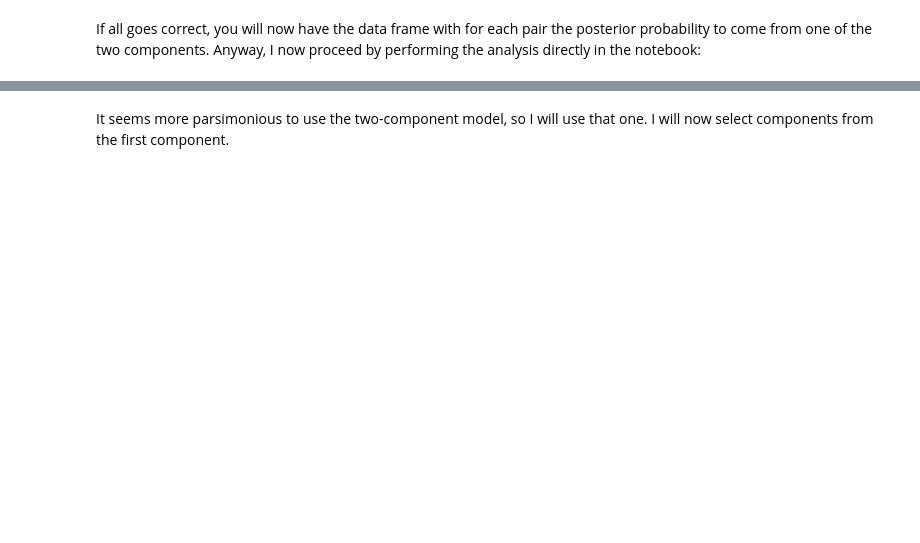
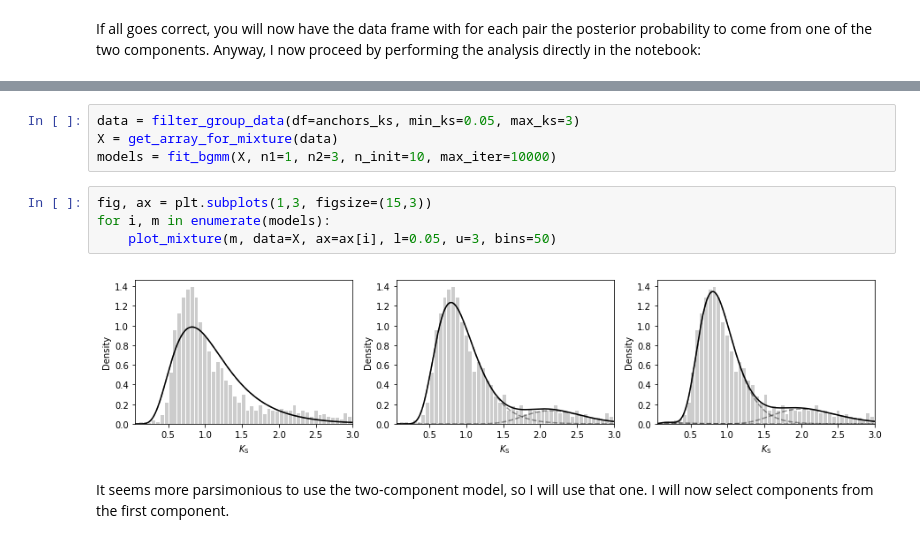
Before and after one commit to arzwa/wgd, a Jupyter notebook: example/wgd_go_enrichment.ipynb, the cells around one changed output, grey strips where cells are left out. Drawn from its saved outputs; the diff is of its cells as text; blank space fills up the shorter version.

```diff
--- a/example/wgd_go_enrichment.ipynb
+++ b/example/wgd_go_enrichment.ipynb
@@ -37,3 +29,13 @@ WARNING:root:Dropped 11767 NaN containing rows.
+# %%
+data = filter_group_data(df=anchors_ks, min_ks=0.05, max_ks=3)
+X = get_array_for_mixture(data)
+models = fit_bgmm(X, n1=1, n2=3, n_init=10, max_iter=10000)
+# %%
+fig, ax = plt.subplots(1,3, figsize=(15,3))
+for i, m in enumerate(models):
+    plot_mixture(m, data=X, ax=ax[i], l=0.05, u=3, bins=50)
+# %% [output]
+[figure, added]
 # %% [markdown]
 It seems more parsimonious to use the two-component model, so I will use that one. I will  now select components from the first component.
 # %%
```
Also changed, not shown: parts of 10 cells of this notebook, 9 other files.
